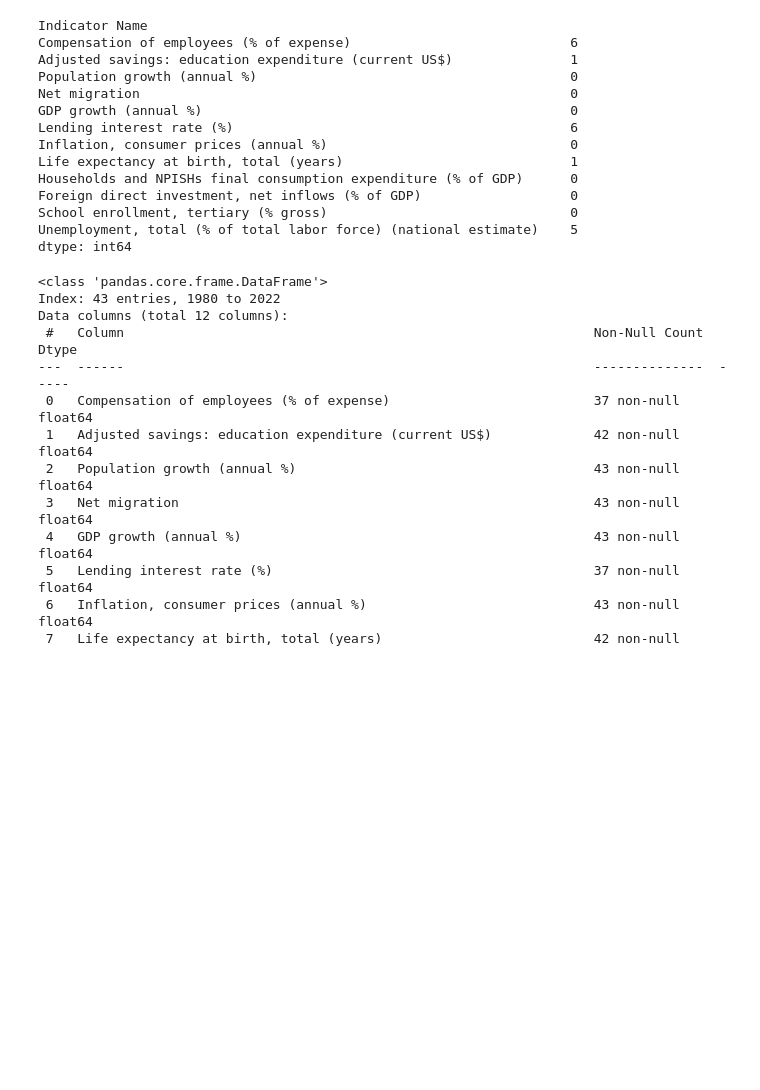
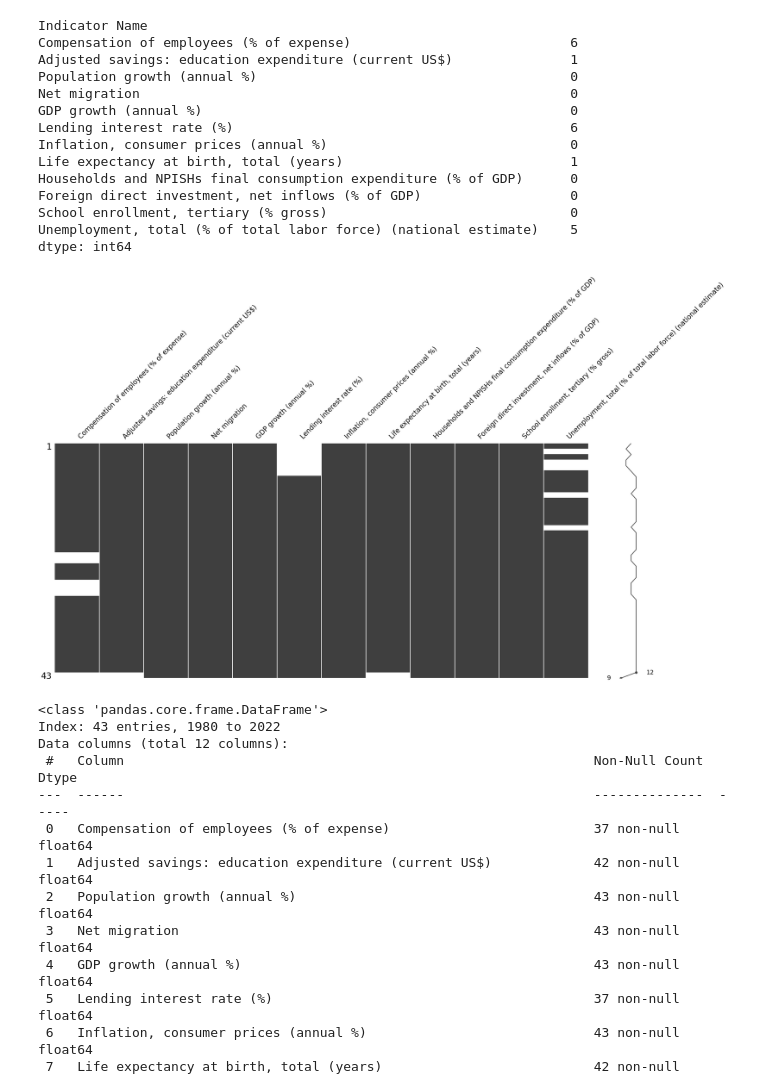
Before and after one commit to cmulya/DATA583-Project, a Jupyter notebook: Project Files/DATA_583_EDA.ipynb, the cells around one changed output. Saved outputs shown, nothing was run; the diff lists cells and outputs as text; code cells hidden in the pictures; blank space fills up the shorter version.

Commit message:
plots

```diff
--- a/Project Files/DATA_583_EDA.ipynb
+++ b/Project Files/DATA_583_EDA.ipynb
@@ -96,6 +98,14 @@ Foreign direct investment, net inflows (% of GDP)                   0
 School enrollment, tertiary (% gross)                               0
 Unemployment, total (% of total labor force) (national estimate)    5
 dtype: int64
+# %%
+import missingno as msno
+
+# Visualize missing values using a matrix
+msno.matrix(final_df)
+plt.show()
+# %% [output]
+[figure, added]
 # %%
 final_df.info()
 # %% [output]
```
Also changed, not shown: parts of 1 cell of this notebook.
